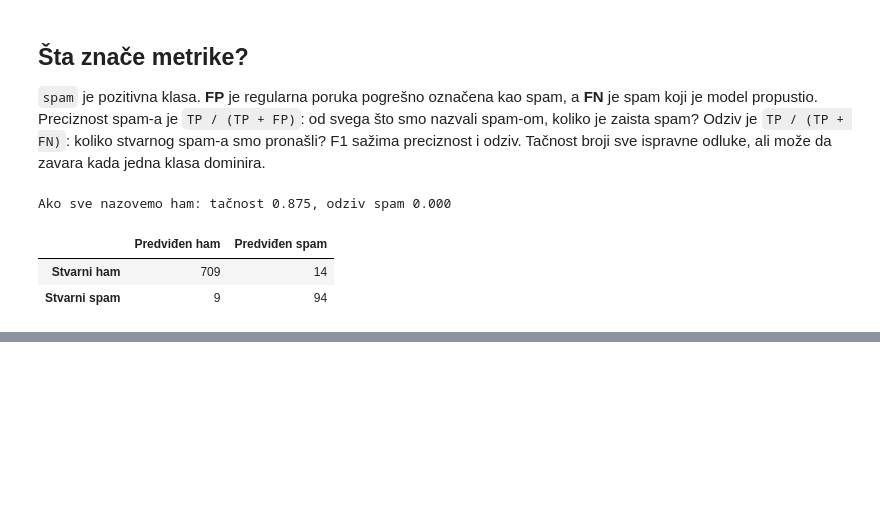
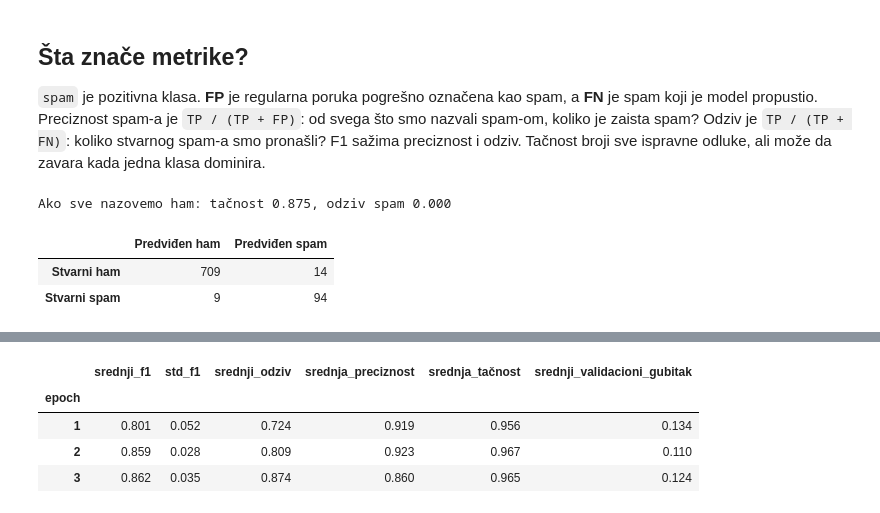
Before and after one commit to bogdanm01/SMS-Spam-Detection, a Jupyter notebook: notebooks/03_dataset_and_model.ipynb, the cells around one changed output, grey strips where cells are left out. Cells and saved outputs as stored; diff of their text form; code cells hidden in the pictures; blank space fills up the shorter version.

```diff
--- a/notebooks/03_dataset_and_model.ipynb
+++ b/notebooks/03_dataset_and_model.ipynb
@@ -294,0 +347,16 @@ Rezultati važe za **jednu** podelu i početnu konfiguraciju. U prvoj epohi vali
+# %%
+cv_summary = cv_history.groupby("epoch").agg(
+    srednji_f1=("f1", "mean"),
+    std_f1=("f1", "std"),
+    srednji_odziv=("recall", "mean"),
+    srednja_preciznost=("precision", "mean"),
+    srednja_tačnost=("accuracy", "mean"),
+    srednji_validacioni_gubitak=("validation_loss", "mean"),
+)
+cv_summary.round(3)
+# %% [output]
+|  | srednji_f1 | std_f1 | srednji_odziv | srednja_preciznost | srednja_tačnost | srednji_validacioni_gubitak |
+| epoch |  |  |  |  |  |  |
+| 1 | 0.801 | 0.052 | 0.724 | 0.919 | 0.956 | 0.134 |
+| 2 | 0.859 | 0.028 | 0.809 | 0.923 | 0.967 | 0.110 |
+| 3 | 0.862 | 0.035 | 0.874 | 0.860 | 0.965 | 0.124 |
```
Also changed, not shown: parts of 8 cells of this notebook, 2 other files.
